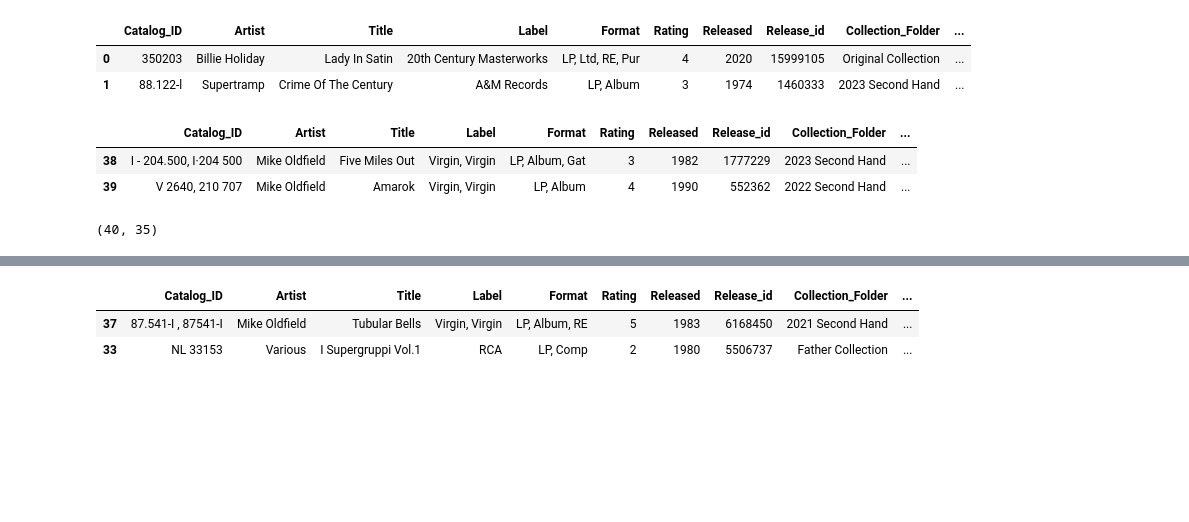
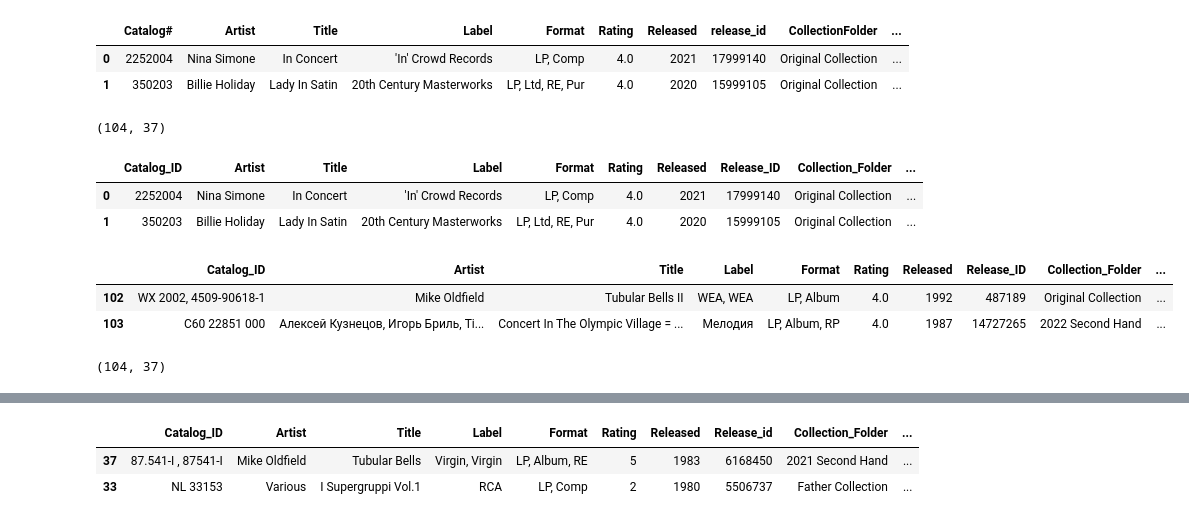
Before and after one commit to VannaLZ/Vinyl_Collection_Project, a Jupyter notebook: Discogs/Discogs_EDA/EDA_Collection.ipynb, the cells around one changed output, grey strips where cells are left out. Saved outputs shown, nothing was run; the diff lists cells and outputs as text; code cells hidden in the pictures; blank space fills up the shorter version.

Commit message:
working_on_clipboard_collection_value

```diff
--- a/Discogs/Discogs_EDA/EDA_Collection.ipynb
+++ b/Discogs/Discogs_EDA/EDA_Collection.ipynb
@@ -5,31 +8,49 @@ import re
+# %%
+# Read the CSV file into a DataFrame
+df_20230522 = pd.read_csv('../Discogs_Exports/VannaBe-collection-20230523-0122.csv')
+
+# Print the first few rows of the DataFrame
+df_20230522.head(2)
+# %% [output]
+|  | Catalog# | Artist | Title | Label | Format | Rating | Released | release_id | CollectionFolder | ... |
+| 0 | 2252004 | Nina Simone | In Concert | 'In' Crowd Records | LP, Comp | 4.0 | 2021 | 17999140 | Original Collection | ... |
+| 1 | 350203 | Billie Holiday | Lady In Satin | 20th Century Masterworks | LP, Ltd, RE, Pur | 4.0 | 2020 | 15999105 | Original Collection | ... |
+# %%
+df_20230522.shape
+# %% [output]
+(104, 37)
 # %%
-# define column names
+# The original column names had "Collection" as a common prefix.
+# The script below create new column names to ensure they are more descriptive and meaningful and they have the same
+# structure which will be useful for future reference.
+# this is why I skip one row which will be the "old" columns.
+
 columns = ['Catalog_ID', 'Artist', 'Title', 'Label', 'Format',
-           'Rating','Released', 'Release_id','Collection_Folder','Date_Added',
+           'Rating','Released', 'Release_ID','Collection_Folder','Date_Added',
            'Album_Type', 'Style','Genre','Recorded','Original_Released',
            'Artist_City','Artist_Country','Artist_Region_State',
            'Purchased','Year_Purchased', 'Shop', 'Shop_City', 'Shop_Region_State',
            'Shop_Country','Years_Active', 'Group','Group_Members',
            'Instrument(s)','Instrument(s)_2', 'Instrument(s)_3',
-            'Instrument(s)_4', 'Media_Condition', 'Sleeve_Condition', 'Cover_Art', 'Notes']
-df = pd.read_csv('../Discogs_Exports/VannaBe-collection-20230426-0355.csv', names=columns, skiprows=1)
+            'Instrument(s)_4', 'Media_Condition', 'Sleeve_Condition', 'Cover_Art', 'Notes',"Record_Cleaning_Date", "Record_Clening_Kit"]
+df_20230522 = pd.read_csv('../Discogs_Exports/VannaBe-collection-20230523-0122.csv', names=columns, skiprows=1)
 # read the CSV file with explicit column names
 # %%
-df.head(2)
+df_20230522.head(2)
 # %% [output]
-|  | Catalog_ID | Artist | Title | Label | Format | Rating | Released | Release_id | Collection_Folder | ... |
-| 0 | 350203 | Billie Holiday | Lady In Satin | 20th Century Masterworks | LP, Ltd, RE, Pur | 4 | 2020 | 15999105 | Original Collection | ... |
-| 1 | 88.122-l | Supertramp | Crime Of The Century | A&M Records | LP, Album | 3 | 1974 | 1460333 | 2023 Second Hand | ... |
+|  | Catalog_ID | Artist | Title | Label | Format | Rating | Released | Release_ID | Collection_Folder | ... |
+| 0 | 2252004 | Nina Simone | In Concert | 'In' Crowd Records | LP, Comp | 4.0 | 2021 | 17999140 | Original Collection | ... |
+| 1 | 350203 | Billie Holiday | Lady In Satin | 20th Century Masterworks | LP, Ltd, RE, Pur | 4.0 | 2020 | 15999105 | Original Collection | ... |
 # %%
-df.tail(2)
+df_20230522.tail(2)
 # %% [output]
-|  | Catalog_ID | Artist | Title | Label | Format | Rating | Released | Release_id | Collection_Folder | ... |
-| 38 | I - 204.500, I·204 500 | Mike Oldfield | Five Miles Out | Virgin, Virgin | LP, Album, Gat | 3 | 1982 | 1777229 | 2023 Second Hand | ... |
-| 39 | V 2640, 210 707 | Mike Oldfield | Amarok | Virgin, Virgin | LP, Album | 4 | 1990 | 552362 | 2022 Second Hand | ... |
+|  | Catalog_ID | Artist | Title | Label | Format | Rating | Released | Release_ID | Collection_Folder | ... |
+| 102 | WX 2002, 4509-90618-1 | Mike Oldfield | Tubular Bells II | WEA, WEA | LP, Album | 4.0 | 1992 | 487189 | Original Collection | ... |
+| 103 | С60 22851 000 | Алексей Кузнецов, Игорь Бриль, Ti... | Concert In The Olympic Village = ... | Мелодия | LP, Album, RP | 4.0 | 1987 | 14727265 | 2022 Second Hand | ... |
 # %%
-df.shape
+df_20230522.shape
 # %% [output]
-(40, 35)
+(104, 37)
 # %%
 df.dtypes
 # %% [output]
```
Also changed, not shown: parts of 2 cells of this notebook, 8 other files.
